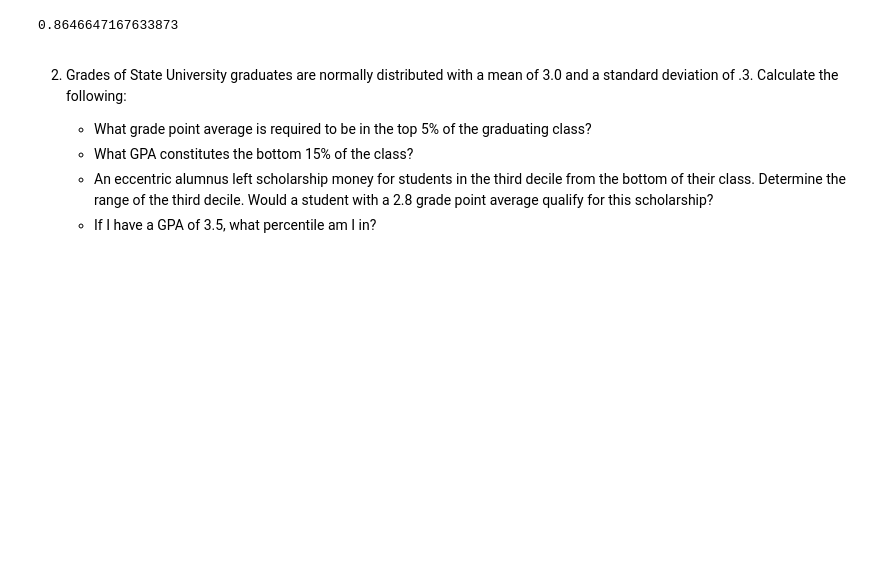
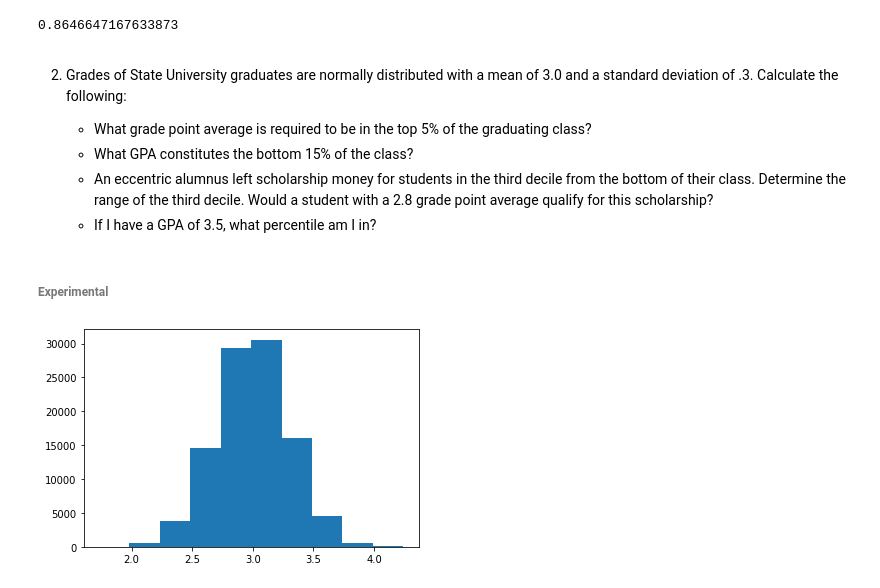
Before and after one commit to aleclhartman/statistics-exercises, a Jupyter notebook: probability_distributions.ipynb, the cells around one changed output. Cells and saved outputs as stored; diff of their text form; code cells hidden in the pictures; blank space fills up the shorter version.

```diff
--- a/probability_distributions.ipynb
+++ b/probability_distributions.ipynb
@@ -111,3 +111,17 @@ cars_at_noon_th.sf(0)
     - What GPA constitutes the bottom 15% of the class?
     - An eccentric alumnus left scholarship money for students in the third decile from the bottom of their class. Determine the range of the third decile. Would a student with a 2.8 grade point average qualify for this scholarship?
     - If I have a GPA of 3.5, what percentile am I in?
+# %% [markdown]
+###### Experimental
+# %%
+# simulation using using numpy
+n_simulations = 100_000
+n_trials = 1
+
+# represent data
+# create matrix
+grades_ex = np.random.normal(3, .3, size=(n_simulations, n_trials))
+plt.hist(grades_ex)
+plt.show()
+# %% [output]
+[figure, added]
```
Also changed, not shown: parts of 17 cells of this notebook.
